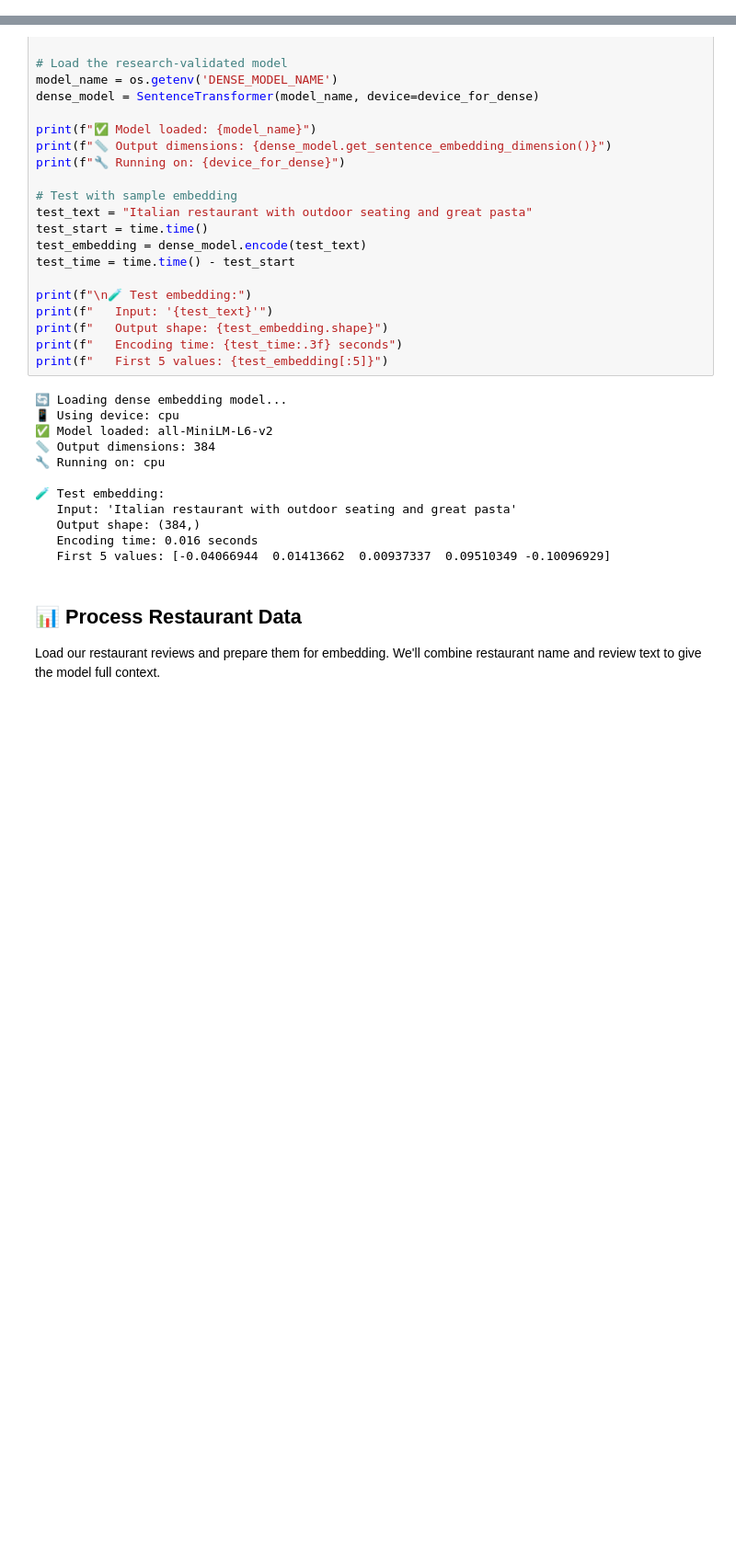
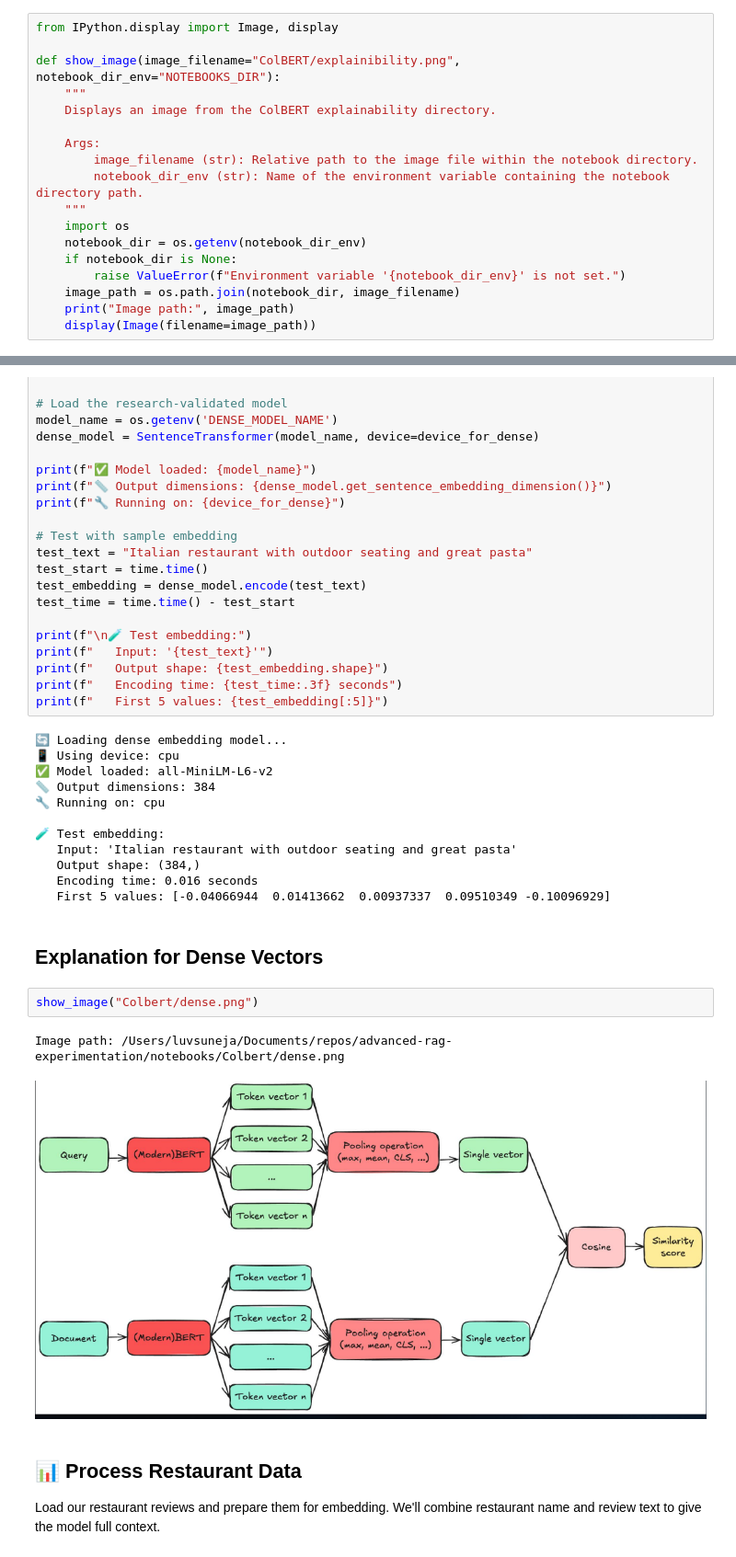
Before and after one commit to recalibr-ai/advanced-rag-experimentation, a Jupyter notebook: notebooks/ColBERT/2-Dense-Embeddings.ipynb, the cells around one changed output, grey strips where cells are left out. Shown at 92% size. Drawn from its saved outputs; the diff is of its cells as text; blank space fills up the shorter version.

```diff
--- a/notebooks/ColBERT/2-Dense-Embeddings.ipynb
+++ b/notebooks/ColBERT/2-Dense-Embeddings.ipynb
@@ -43,6 +43,24 @@ We're using **all-MiniLM-L6-v2** based on 2025 research:
 - **5x faster** than larger models with only ~3% accuracy drop
 - **22M parameters** - Efficient for real-time applications
 - **Top choice for RAG** - Validated by MTEB benchmarks
+# %%
+from IPython.display import Image, display
+
+def show_image(image_filename="ColBERT/explainibility.png", notebook_dir_env="NOTEBOOKS_DIR"):
+    """
+    Displays an image from the ColBERT explainability directory.
+
+    Args:
+        image_filename (str): Relative path to the image file within the notebook directory.
+        notebook_dir_env (str): Name of the environment variable containing the notebook directory path.
+    """
+    import os
+    notebook_dir = os.getenv(notebook_dir_env)
+    if notebook_dir is None:
+        raise ValueError(f"Environment variable '{notebook_dir_env}' is not set.")
+    image_path = os.path.join(notebook_dir, image_filename)
+    print("Image path:", image_path)
+    display(Image(filename=image_path))
 # %%
 # 2. Load Dense Model
 from sentence_transformers import SentenceTransformer
@@ -85,6 +103,13 @@ print(f"   First 5 values: {test_embedding[:5]}")
    Output shape: (384,)
    Encoding time: 0.016 seconds
    First 5 values: [-0.04066944  0.01413662  0.00937337  0.09510349 -0.10096929]
+# %% [markdown]
+## Explanation for Dense Vectors
+# %%
+show_image("Colbert/dense.png")
+# %% [output]
+Image path: /Users/luvsuneja/Documents/repos/advanced-rag-experimentation/notebooks/Colbert/dense.png
+[figure, added]
 # %% [markdown]
 ## 📊 Process Restaurant Data
 
```
Also changed, not shown: parts of 1 cell of this notebook, 16 other files.
